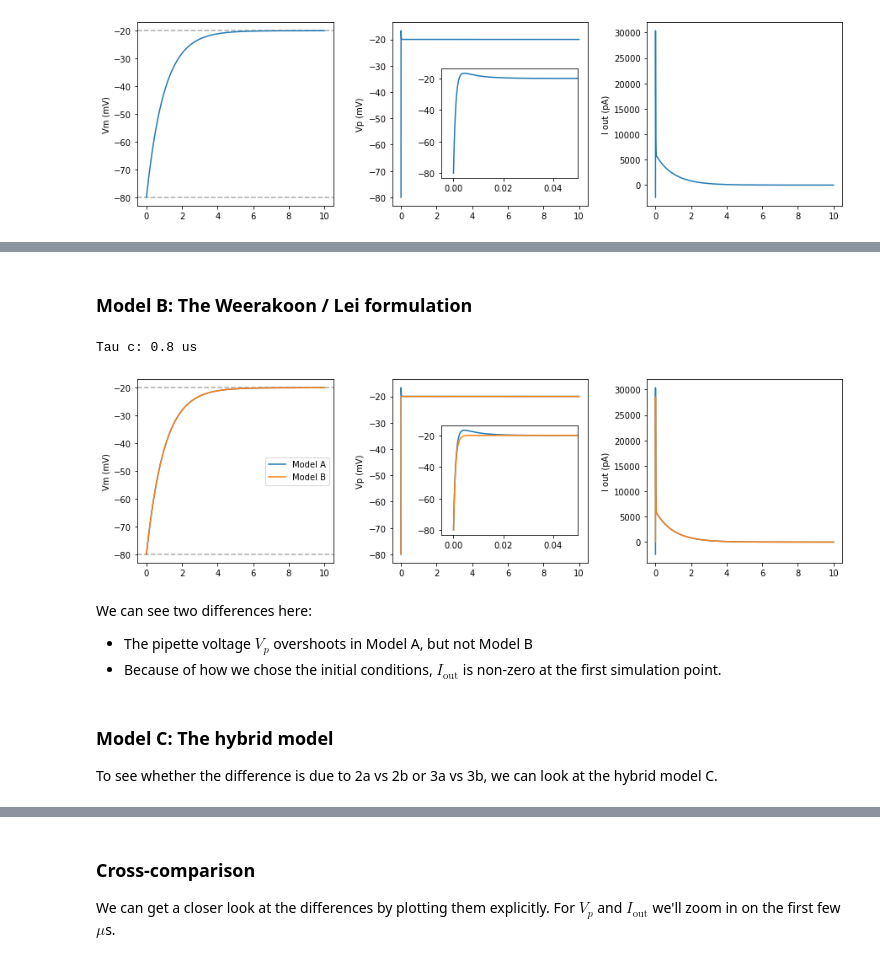
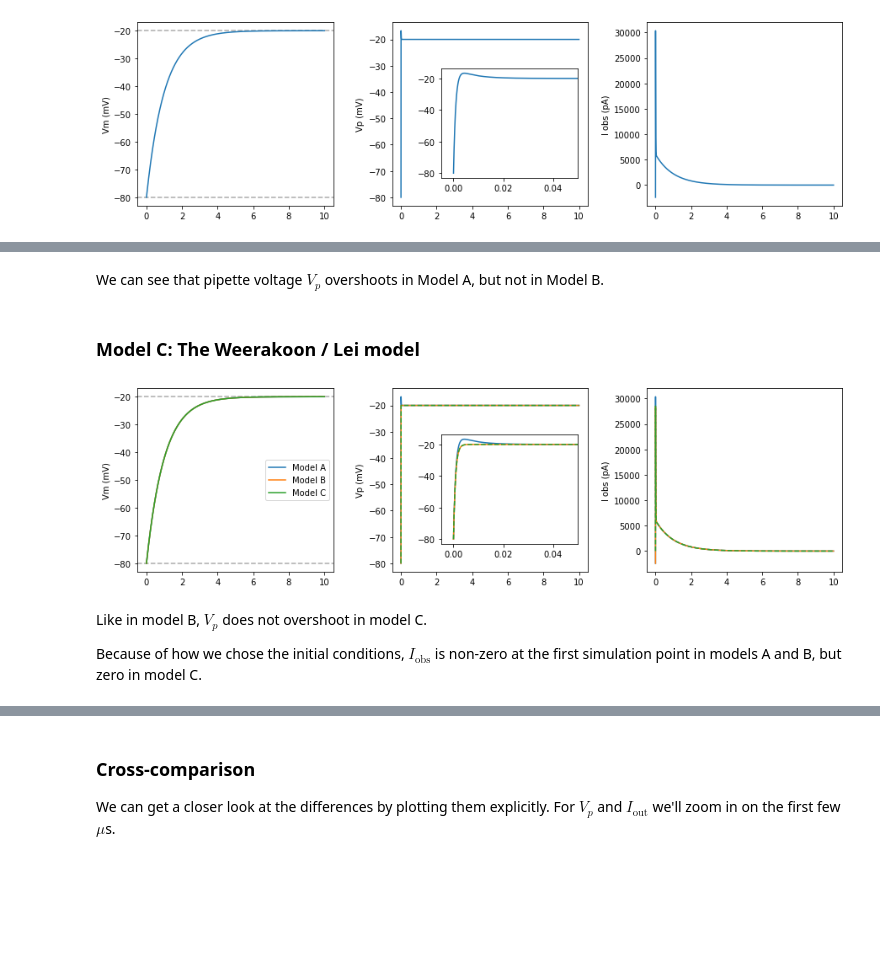
Before and after one commit to CardiacModelling/fitting-notebooks, a Jupyter notebook: artefacts/appendix-F-uncompensated-models.ipynb, the cells around one changed output, grey strips where cells are left out. Drawn from its saved outputs; the diff is of its cells as text; code cells hidden in the pictures; blank space fills up the shorter version.

```diff
--- a/artefacts/appendix-F-uncompensated-models.ipynb
+++ b/artefacts/appendix-F-uncompensated-models.ipynb
@@ -178,8 +203,8 @@ dot(Vp) = (Vo - Vp) / (Rf * Ct) + Cf / Ct * dot(Vo) - (Vp - Vm) / (Rs * Ct)
 dot(Vo) = (Vc - Vp) / tau_amp
     in [mV]
 
-# Equation 4
-I_out = (Vo - Vc) / Rf
+# Equation 4a
+I_obs = (Vo - Vc) / Rf
     in [pA]
 
 ''')
@@ -220,11 +338,13 @@ plt.show()
+# %% [markdown]
+We can see that pipette voltage $V_p$ overshoots in Model A, but not in Model B.
 # %% [markdown]
-### Model B: The Weerakoon / Lei formulation
+### Model C: The Weerakoon / Lei model
 # %%
-mB = myokit.parse_model('''
+mC = myokit.parse_model('''
 [[model]]
 cell.Vm = -80
 amp.Vp = -80
-amp.I_out = 0
+amp.I_obs = 0
 
 [engine]
 time = 0 [ms]
@@ -264,13 +384,8 @@ dot(Vp) = (Vc - Vp) / tau_c
     in [mV]
 
 # Equation 5 (S2.5 and S2.8)
-dot(I_out) = (I + Cm * dot(Vm) + Cp * dot(Vp) - I_out) / (Rf * Cf)
+dot(I_obs) = (I + Cm * dot(Vm) + Cp * dot(Vp) - I_obs) / (Rf * Cf)
     in [pA]
 ''')
-mB.check_units(myokit.UNIT_STRICT)
+mC.check_units(myokit.UNIT_STRICT)
-# %%
-# Check that we set the tau values for tau_c = 0.8 us
-print(f'Tau c: {mB.get("amp.tau_c").eval() * 1e3} us')
-# %% [output]
-Tau c: 0.8 us
 # %%
@@ -280,37 +395,36 @@ dB = sB.run(10, log_interval=dt)
 # %%
 fig = plt.figure(figsize=(15, 4))
 fig.subplots_adjust(wspace=0.3)
 
 ax = fig.add_subplot(1, 3, 1)
 ax.set_ylabel('Vm (mV)')
 ax.axhline(mA.get('cell.Vm').initial_value().eval(), **kw)
 ax.axhline(mA.get('amp.Vc').eval(), **kw)
 ax.plot(dA.time(), dA['cell.Vm'], label='Model A')
 ax.plot(dB.time(), dB['cell.Vm'], label='Model B')
+ax.plot(dC.time(), dC['cell.Vm'], label='Model C')
 ax.legend()
 
 ax = fig.add_subplot(1, 3, 2)
 ax.set_ylabel('Vp (mV)')
 ax.plot(dA.time(), dA['amp.Vp'], label='Model A')
 ax.plot(dB.time(), dB['amp.Vp'], label='Model B')
+ax.plot(dC.time(), dC['amp.Vp'], '--', label='Model C')
 ax = ax.inset_axes((0.25, 0.15, 0.7, 0.6))
 ax.plot(dA.time(), dA['amp.Vp'], label='Model A')
 ax.plot(dB.time(), dB['amp.Vp'], label='Model B')
+ax.plot(dC.time(), dC['amp.Vp'], '--', label='Model C')
 ax.set_xlim(-0.005, 0.05)
 
 ax = fig.add_subplot(1, 3, 3)
-ax.set_ylabel('I out (pA)')
-ax.plot(dA.time(), dA['amp.I_out'], label='Model A')
-ax.plot(dB.time(), dB['amp.I_out'], label='Model B')
+ax.set_ylabel('I obs (pA)')
+ax.plot(dA.time(), dA['amp.I_obs'], label='Model A')
+ax.plot(dB.time(), dB['amp.I_obs'], label='Model B')
+ax.plot(dC.time(), dC['amp.I_obs'], '--', label='Model C')
 plt.show()
 # %% [output]
-[figure, old version]
+[figure, new version]
 # %% [markdown]
-We can see two differences here:
+Like in model B, $V_p$ does not overshoot in model C.
 
-- The pipette voltage $V_p$ overshoots in Model A, but not Model B
-- Because of how we chose the initial conditions, $I_\text{out}$ is non-zero at the first simulation point.
+Because of how we chose the initial conditions, $I_\text{obs}$ is non-zero at the first simulation point in models A and B, but zero in model C.
-# %% [markdown]
-### Model C: The hybrid model
-
-To see whether the difference is due to 2a vs 2b or 3a vs 3b, we can look at the hybrid model C.
```
Also changed, not shown: parts of 23 cells of this notebook, 14 other files.
